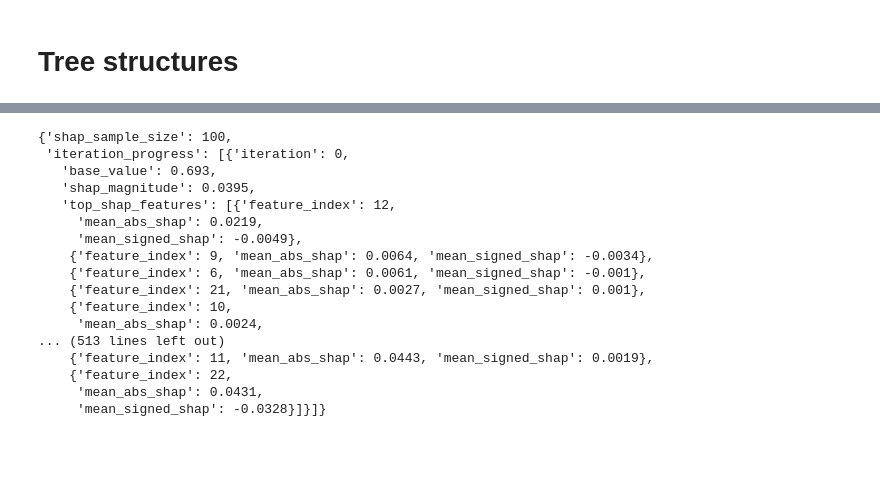
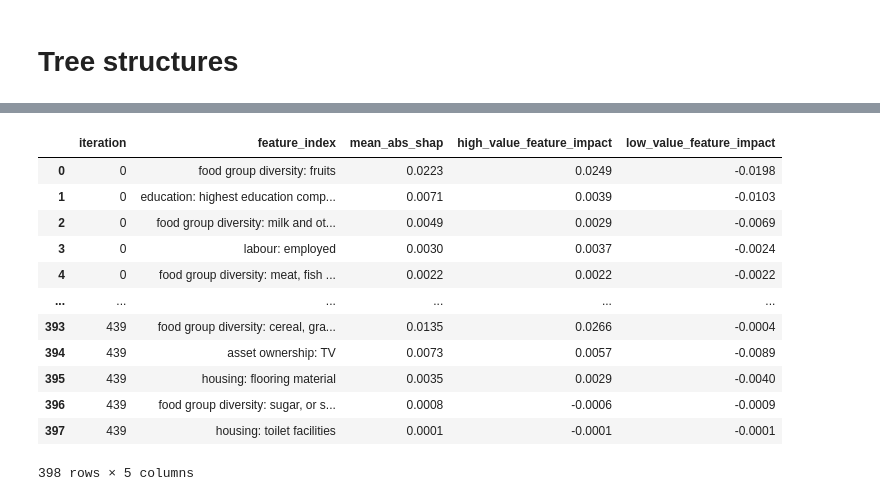
Before and after one commit to langeandreas/mimi-ml, a Jupyter notebook: paper_notebooks/callback_test.ipynb, the cells around one changed output, grey strips where cells are left out. Cells and saved outputs as stored; diff of their text form; code cells hidden in the pictures; blank space fills up the shorter version.

```diff
--- a/paper_notebooks/callback_test.ipynb
+++ b/paper_notebooks/callback_test.ipynb
@@ -308,20 +263,16 @@ summary_traj.generate_tree_json(save=True)
-# %%
-summary_traj.generate_shap_json(save=True)
-# %% [output]
-{'shap_sample_size': 100,
- 'iteration_progress': [{'iteration': 0,
-   'base_value': 0.693,
-   'shap_magnitude': 0.0395,
-   'top_shap_features': [{'feature_index': 12,
-     'mean_abs_shap': 0.0219,
-     'mean_signed_shap': -0.0049},
-    {'feature_index': 9, 'mean_abs_shap': 0.0064, 'mean_signed_shap': -0.0034},
-    {'feature_index': 6, 'mean_abs_shap': 0.0061, 'mean_signed_shap': -0.001},
-    {'feature_index': 21, 'mean_abs_shap': 0.0027, 'mean_signed_shap': 0.001},
-    {'feature_index': 10,
-     'mean_abs_shap': 0.0024,
-... (513 lines left out)
-    {'feature_index': 11, 'mean_abs_shap': 0.0443, 'mean_signed_shap': 0.0019},
-    {'feature_index': 22,
-     'mean_abs_shap': 0.0431,
-     'mean_signed_shap': -0.0328}]}]}
+# %%
+summary_traj.shap_history_df
+# %% [output]
+|  | iteration | feature_index | mean_abs_shap | high_value_feature_impact | low_value_feature_impact |
+| 0 | 0 | food group diversity: fruits | 0.0223 | 0.0249 | -0.0198 |
+| 1 | 0 | education: highest education comp... | 0.0071 | 0.0039 | -0.0103 |
+| 2 | 0 | food group diversity: milk and ot... | 0.0049 | 0.0029 | -0.0069 |
+| 3 | 0 | labour: employed | 0.0030 | 0.0037 | -0.0024 |
+| 4 | 0 | food group diversity: meat, fish ... | 0.0022 | 0.0022 | -0.0022 |
+| ... | ... | ... | ... | ... | ... |
+| 393 | 439 | food group diversity: cereal, gra... | 0.0135 | 0.0266 | -0.0004 |
+| 394 | 439 | asset ownership: TV | 0.0073 | 0.0057 | -0.0089 |
+| 395 | 439 | housing: flooring material | 0.0035 | 0.0029 | -0.0040 |
+| 396 | 439 | food group diversity: sugar, or s... | 0.0008 | -0.0006 | -0.0009 |
+| 397 | 439 | housing: toilet facilities | 0.0001 | -0.0001 | -0.0001 |
+398 rows × 5 columns
```
Also changed, not shown: parts of 11 cells of this notebook.
